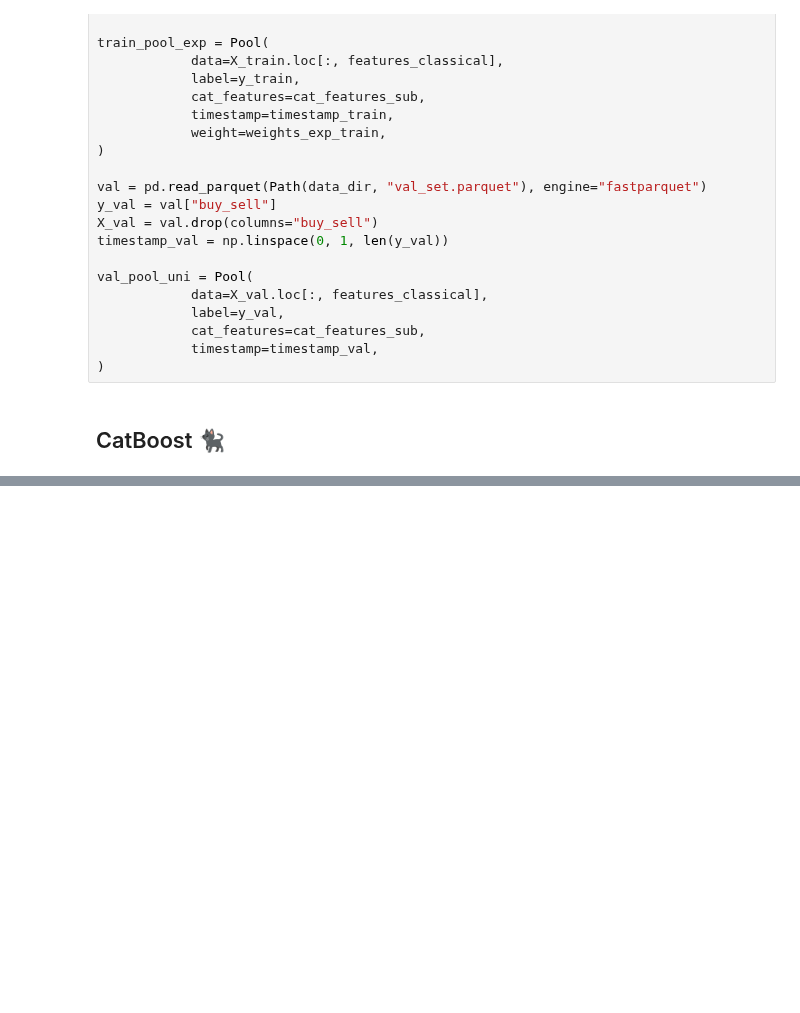
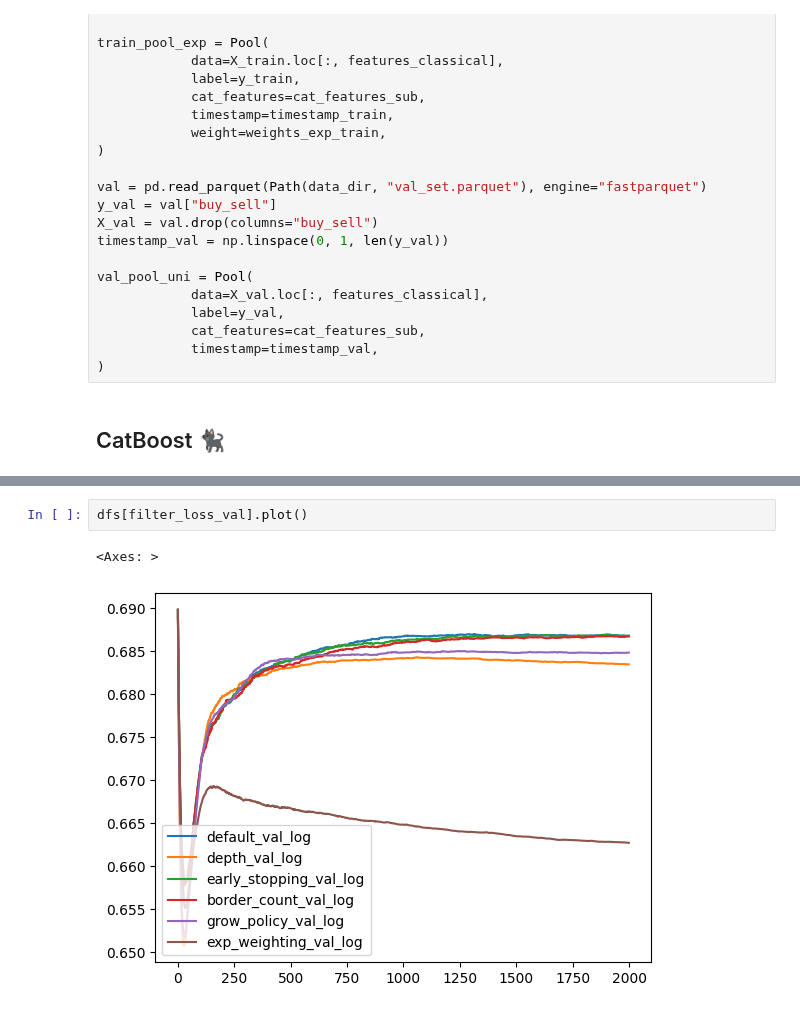
Before and after one commit to KarelZe/thesis, a Jupyter notebook: notebooks/6.0f-mb-viz-gradient-boosting.ipynb, the cells around one changed output, grey strips where cells are left out. Drawn from its saved outputs; the diff is of its cells as text; blank space fills up the shorter version.

```diff
--- a/notebooks/6.0f-mb-viz-gradient-boosting.ipynb
+++ b/notebooks/6.0f-mb-viz-gradient-boosting.ipynb
@@ -132,0 +191,5 @@ wandb.finish()
+# %%
+dfs[filter_loss_val].plot()
+# %% [output]
+<Axes: >
+[figure, added]
```
Also changed, not shown: parts of 13 cells of this notebook, 6 other files.
